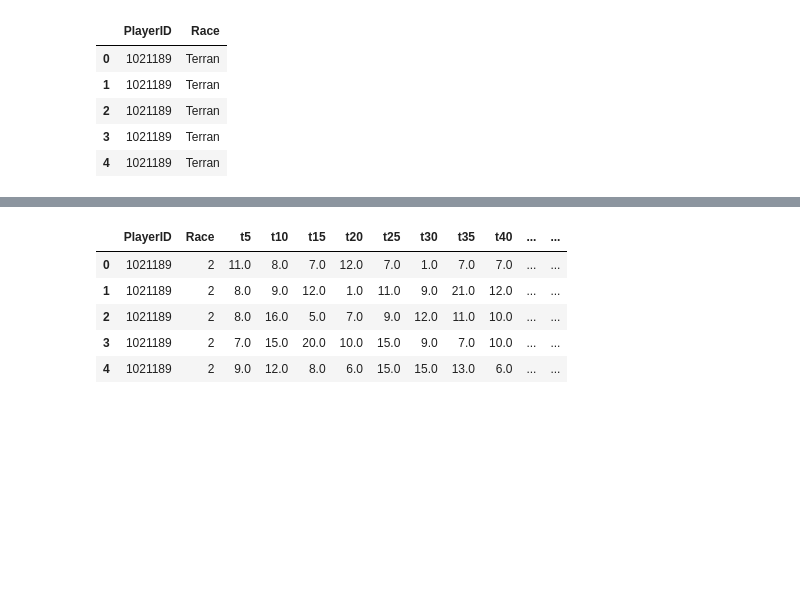
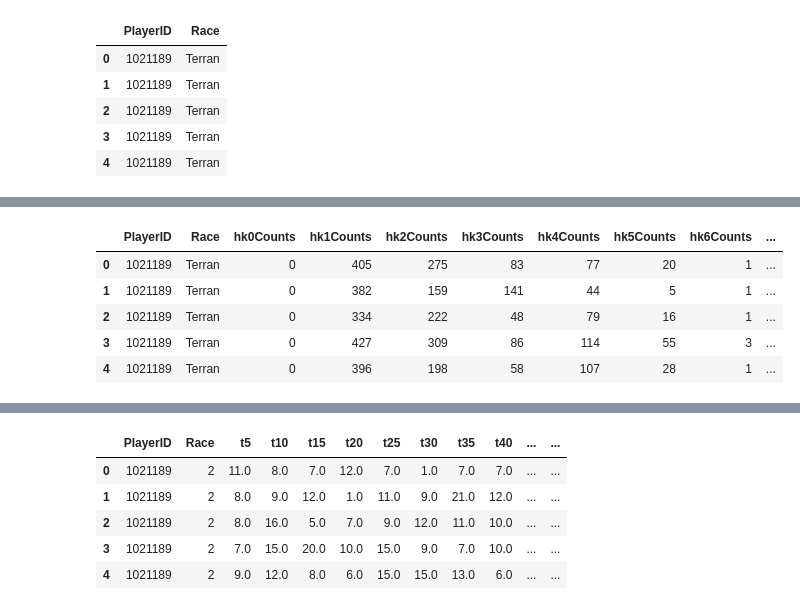
Before and after one commit to carosop/data_mining, a Jupyter notebook: train_jupyter.ipynb, the cells around one changed output, grey strips where cells are left out. Cells and saved outputs as stored; diff of their text form; code cells hidden in the pictures; blank space fills up the shorter version.

```diff
--- a/train_jupyter.ipynb
+++ b/train_jupyter.ipynb
@@ -33,3 +33,84 @@ train_data_new.head()
 | 2 | 1021189 | Terran |
 | 3 | 1021189 | Terran |
 | 4 | 1021189 | Terran |
+# %%
+def count_moves(row, counts, index):
+    for i in range(1, 2564):
+        move = row["Move "+ str(i)]
+
+        # count the number of s's
+        if move == 's':
+            counts[10][index] += 1
+        # count the number of Base's
+        elif move == 'Base':
+            counts[11][index] += 1
+        # count the number of SingleMineral's
+        elif move == 'SingleMineral':
+            counts[12][index] += 1
+        # count the hotkeys
+        elif isinstance(move, str):
+            for j in range(10):
+                if move.startswith(f"hotkey{j}"):
+                    counts[j][index] += 1
+
+
+def count_move_per_time(row, counts, row_index, time_interval, ti_index):
+    base_index = ti_index*13
+
+    for i in range(1, 2564):
+        move = row["Move "+ str(i)]
+
+        if move == f't{time_interval}':
+            return;
+
+        else:
+            # Count actions for the given time interval
+            if move == 's':
+                counts[base_index+10][row_index] += 1
+            elif move == 'Base':
+                counts[base_index+11][row_index] += 1
+            elif move == 'SingleMineral':
+                counts[base_index+12][row_index] += 1
+
+            # Count hotkeys for the given time interval
+            elif isinstance(move, str):
+                for j in range(10):
+                    if move.startswith(f"hotkey{j}_t{time_interval}"):
+                        counts[base_index+j][row_index] += 1
+
+
+# add the count of Moves per row
+
+# new lists of counts
+counts = [[0] * 3052 for _ in range(65)]
+
+# Specify the target time intervals
+time_intervals = [20, 40, 45, 145]
+
+# go through the rows
+for row_index, row in train_data.iterrows():
+    count_moves(row, counts, row_index)
+
+    for ti_index, time_interval in enumerate(time_intervals):
+        count_move_per_time(row, counts, row_index, time_interval, ti_index+1)
+
+
+for i in range(10):
+    train_data_new[f'hk{i}Counts'] = counts[i]
+
+train_data_new['sCounts'] = counts[10]
+train_data_new['baseCounts'] = counts[11]
+train_data_new['singleMineralCounts'] = counts[12]
+
+for ti_index, time_interval in enumerate(time_intervals):
+    base_index = (ti_index+1)*13
+    for j in range(10):
+        train_data_new[f'hk{j}_t{time_interval}_Counts'] = counts[base_index + j]
+
+    train_data_new[f's_t{time_interval}_Counts'] = counts[base_index + 10]
+    train_data_new[f'base_t{time_interval}_Counts'] = counts[base_index + 11]
+    train_data_new[f'singleMineral_t{time_interval}_Counts'] = counts[base_index + 12]
+
+
+train_data_new.head()
+# %% [output]
@@ -35,0 +129,6 @@ train_data_new.head()
+|  | PlayerID | Race | hk0Counts | hk1Counts | hk2Counts | hk3Counts | hk4Counts | hk5Counts | hk6Counts | ... |
+| 0 | 1021189 | Terran | 0 | 405 | 275 | 83 | 77 | 20 | 1 | ... |
+| 1 | 1021189 | Terran | 0 | 382 | 159 | 141 | 44 | 5 | 1 | ... |
+| 2 | 1021189 | Terran | 0 | 334 | 222 | 48 | 79 | 16 | 1 | ... |
+| 3 | 1021189 | Terran | 0 | 427 | 309 | 86 | 114 | 55 | 3 | ... |
+| 4 | 1021189 | Terran | 0 | 396 | 198 | 58 | 107 | 28 | 1 | ... |
```
Also changed, not shown: parts of 8 cells of this notebook, 1 other file.
